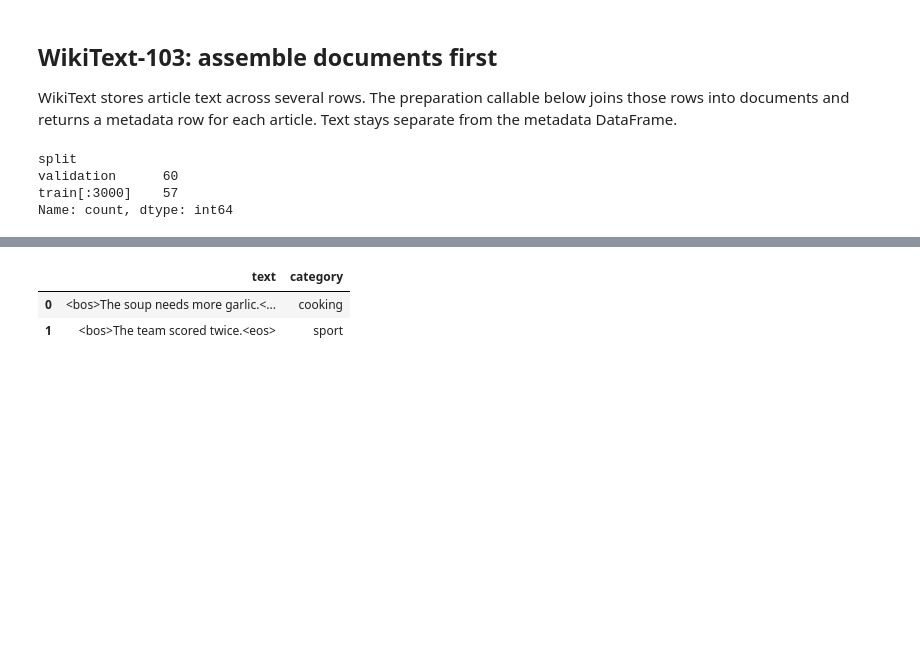
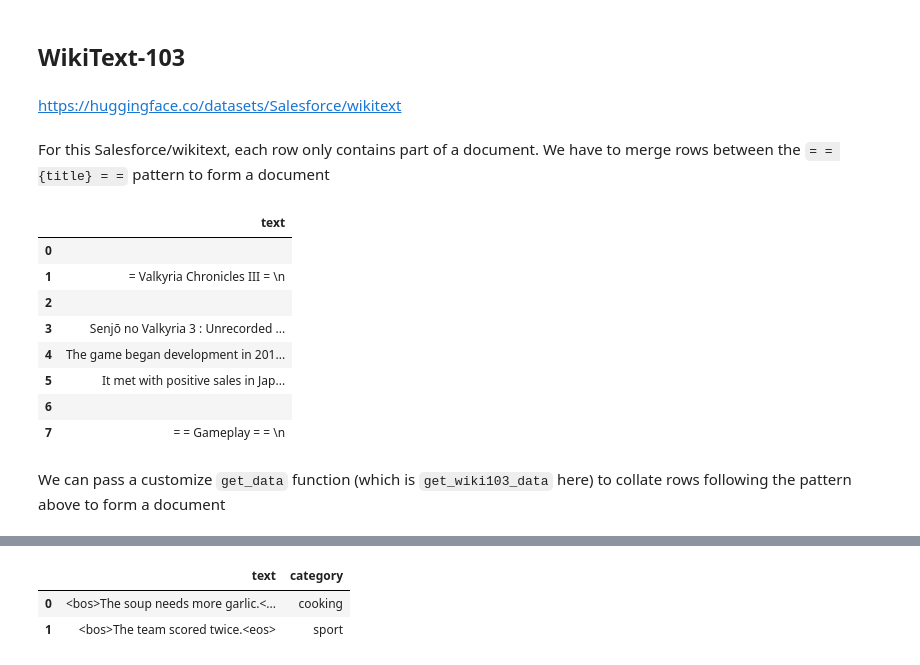
Before and after one commit to dienhoa/fastai, a Jupyter notebook: nbs/tutorial_text_dataloaders.ipynb, the cells around one changed output, grey strips where cells are left out. Drawn from its saved outputs; the diff is of its cells as text; code cells hidden in the pictures; blank space fills up the shorter version.

```diff
--- a/nbs/tutorial_text_dataloaders.ipynb
+++ b/nbs/tutorial_text_dataloaders.ipynb
@@ -45,7 +57,22 @@ simple_dls.show_batch(max_n=2, trunc_at=30)
-# %% [markdown]
-## WikiText-103: assemble documents first
-
-WikiText stores article text across several rows. The preparation callable below joins those rows into documents and returns a metadata row for each article. Text stays separate from the metadata DataFrame.
+# %% [markdown]
+## WikiText-103
+# %% [markdown]
+https://huggingface.co/datasets/Salesforce/wikitext
+# %% [markdown]
+For this Salesforce/wikitext, each row only contains part of a document. We have to merge rows between the `= = {title} = =` pattern to form a document
+# %%
+wikitext_sample = load_dataset('Salesforce/wikitext', 'wikitext-103-raw-v1', split='train[:8]')
+wikitext_sample.to_pandas()
+# %% [output]
+|  | text |
+| 0 |  |
+| 1 | = Valkyria Chronicles III = \n |
+| 2 |  |
+| 3 | Senjō no Valkyria 3 : Unrecorded ... |
+| 4 | The game began development in 201... |
+| 5 | It met with positive sales in Jap... |
+| 6 |  |
+| 7 | = = Gameplay = = \n |
 # %%
 _wiki_heading = re.compile(r'^ = [^=].* = \n$')
 
@@ -60,14 +87,10 @@ def get_wiki103_data(ds):
     if cur: docs.append(''.join(cur))
     texts = [d for d in docs if d.strip()]
     return texts, pd.DataFrame(dict(split=[str(ds.split)]*len(texts)))
+# %% [markdown]
+We can pass a customize `get_data` function (which is `get_wiki103_data` here) to collate rows following the pattern above to form a document
 # %%
 wiki_dls = TextDataLoadersNew.from_dataset('Salesforce/wikitext', subset='wikitext-103-raw-v1',
     get_data=get_wiki103_data, train='train[:3000]', valid='validation',
     cache_dir=demo_root/'wikitext', bs=4, seq_len=32)
-pd.read_csv(demo_root/'wikitext/metadata.csv')['split'].value_counts()
-# %% [output]
-split
-validation      60
-train[:3000]    57
-Name: count, dtype: int64
 # %%
```
Also changed, not shown: parts of 71 cells of this notebook, 1 other file.
